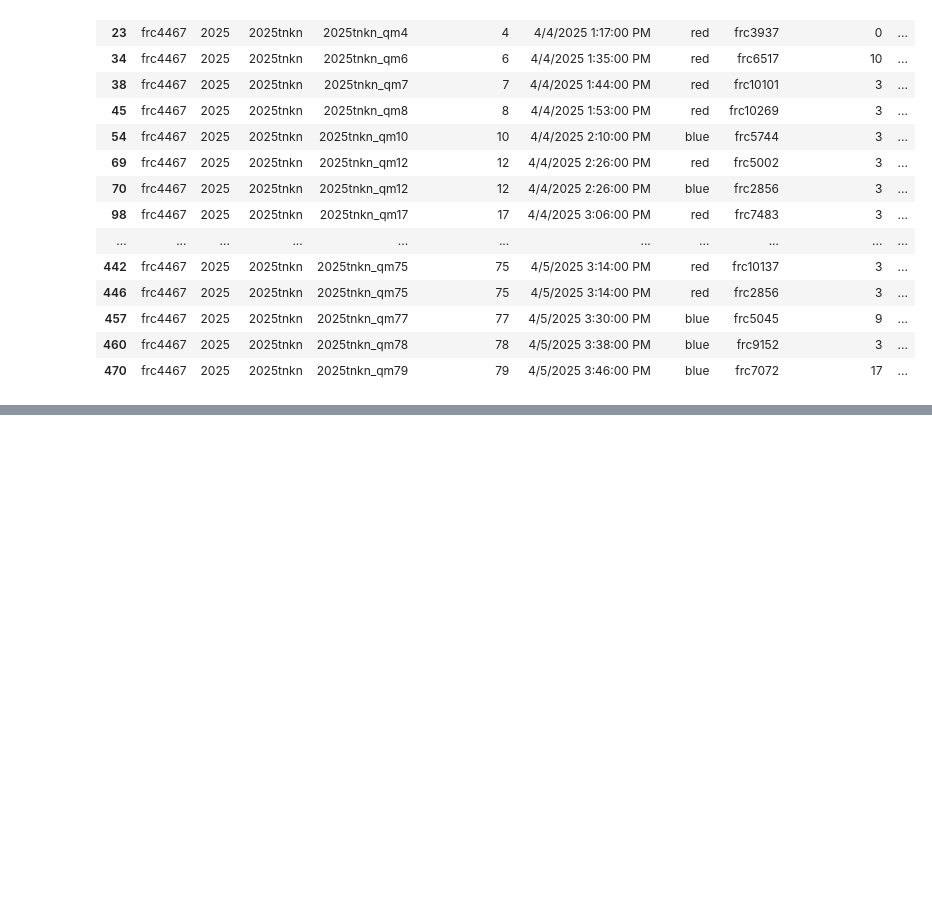
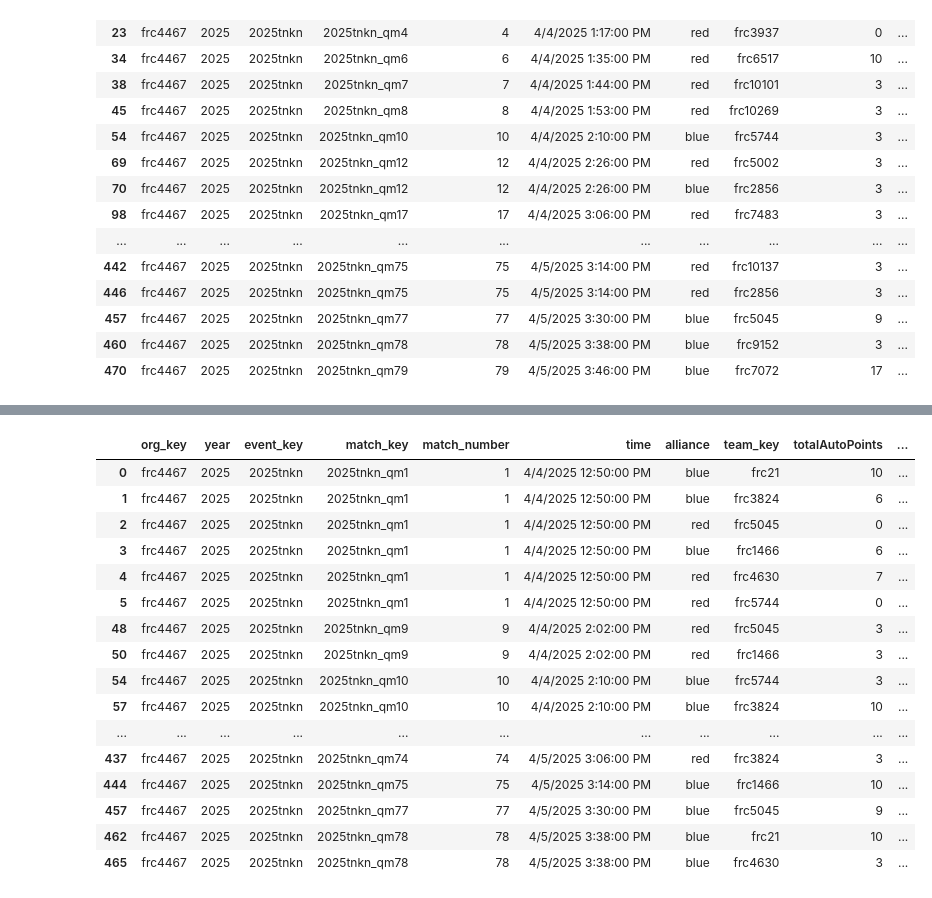
Before and after one commit to GirlsOfSteelRobotics/DataScienceCodelabs, a Jupyter notebook: source/CL2_pandas_codelab.ipynb, the cells around one changed output, grey strips where cells are left out. Saved outputs shown, nothing was run; the diff lists cells and outputs as text; code cells hidden in the pictures; blank space fills up the shorter version.

```diff
--- a/source/CL2_pandas_codelab.ipynb
+++ b/source/CL2_pandas_codelab.ipynb
@@ -119,9 +163,29 @@ Step XXXX. Filter teams that scored an average of more than 2 pieces of algae
 # %%
 """
 Step XXXX. Query for ALL the scouted data for the teams listed in the array
 """
 
 teams_in_match = ["frc21", "frc3824", "frc5045", "frc1466", "frc4630", "frc5744"]
+filtered_scouted_data = scouted_data[scouted_data["team_key"].isin(teams_in_match)]
+filtered_scouted_data
+# %% [output]
+|  | org_key | year | event_key | match_key | match_number | time | alliance | team_key | totalAutoPoints | ... |
+| 0 | frc4467 | 2025 | 2025tnkn | 2025tnkn_qm1 | 1 | 4/4/2025 12:50:00 PM | blue | frc21 | 10 | ... |
+| 1 | frc4467 | 2025 | 2025tnkn | 2025tnkn_qm1 | 1 | 4/4/2025 12:50:00 PM | blue | frc3824 | 6 | ... |
+| 2 | frc4467 | 2025 | 2025tnkn | 2025tnkn_qm1 | 1 | 4/4/2025 12:50:00 PM | red | frc5045 | 0 | ... |
+| 3 | frc4467 | 2025 | 2025tnkn | 2025tnkn_qm1 | 1 | 4/4/2025 12:50:00 PM | blue | frc1466 | 6 | ... |
+| 4 | frc4467 | 2025 | 2025tnkn | 2025tnkn_qm1 | 1 | 4/4/2025 12:50:00 PM | red | frc4630 | 7 | ... |
+| 5 | frc4467 | 2025 | 2025tnkn | 2025tnkn_qm1 | 1 | 4/4/2025 12:50:00 PM | red | frc5744 | 0 | ... |
+| 48 | frc4467 | 2025 | 2025tnkn | 2025tnkn_qm9 | 9 | 4/4/2025 2:02:00 PM | red | frc5045 | 3 | ... |
+| 50 | frc4467 | 2025 | 2025tnkn | 2025tnkn_qm9 | 9 | 4/4/2025 2:02:00 PM | red | frc1466 | 3 | ... |
+| 54 | frc4467 | 2025 | 2025tnkn | 2025tnkn_qm10 | 10 | 4/4/2025 2:10:00 PM | blue | frc5744 | 3 | ... |
+| 57 | frc4467 | 2025 | 2025tnkn | 2025tnkn_qm10 | 10 | 4/4/2025 2:10:00 PM | blue | frc3824 | 10 | ... |
+| ... | ... | ... | ... | ... | ... | ... | ... | ... | ... | ... |
+| 437 | frc4467 | 2025 | 2025tnkn | 2025tnkn_qm74 | 74 | 4/5/2025 3:06:00 PM | red | frc3824 | 3 | ... |
+| 444 | frc4467 | 2025 | 2025tnkn | 2025tnkn_qm75 | 75 | 4/5/2025 3:14:00 PM | blue | frc1466 | 10 | ... |
+| 457 | frc4467 | 2025 | 2025tnkn | 2025tnkn_qm77 | 77 | 4/5/2025 3:30:00 PM | blue | frc5045 | 9 | ... |
+| 462 | frc4467 | 2025 | 2025tnkn | 2025tnkn_qm78 | 78 | 4/5/2025 3:38:00 PM | blue | frc21 | 10 | ... |
+| 465 | frc4467 | 2025 | 2025tnkn | 2025tnkn_qm78 | 78 | 4/5/2025 3:38:00 PM | blue | frc4630 | 3 | ... |
 # %%
 """
 Step XXXX. Query for the average scouted data for the teams listed in the array
```
Also changed, not shown: parts of 11 cells of this notebook, 2 other files.
